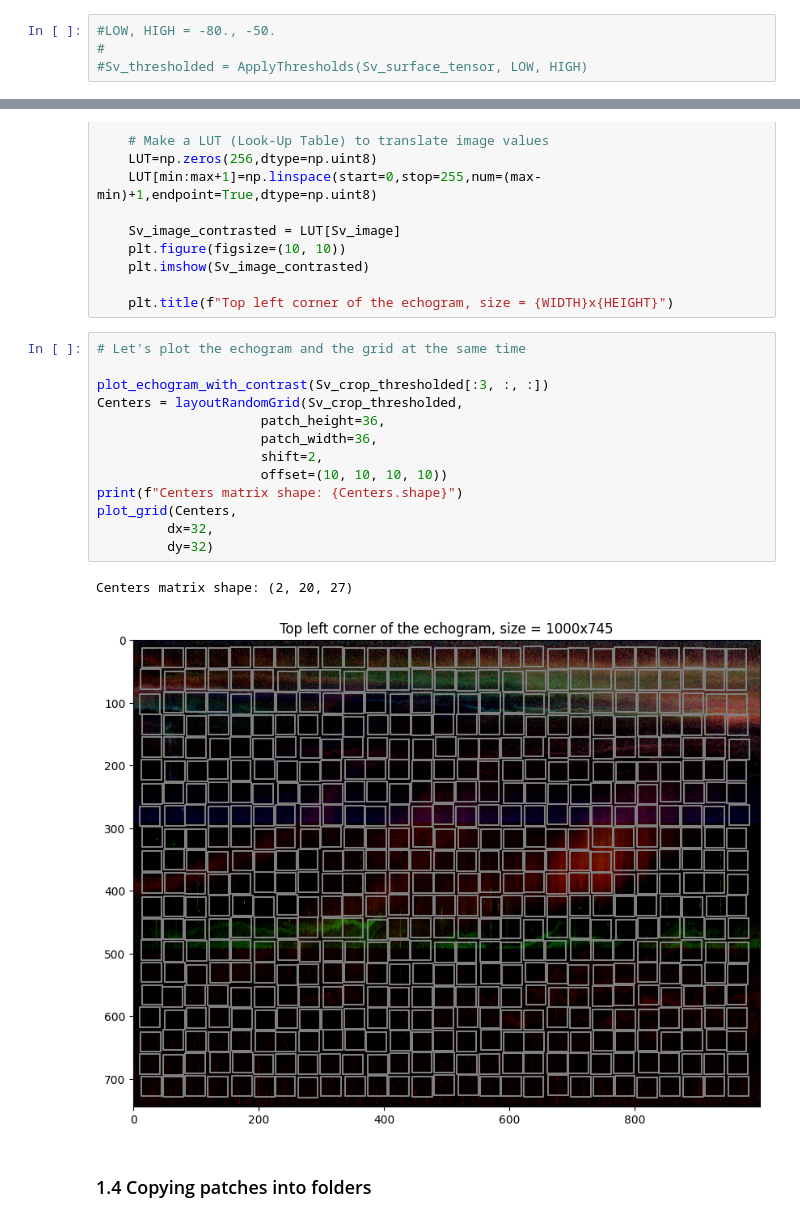
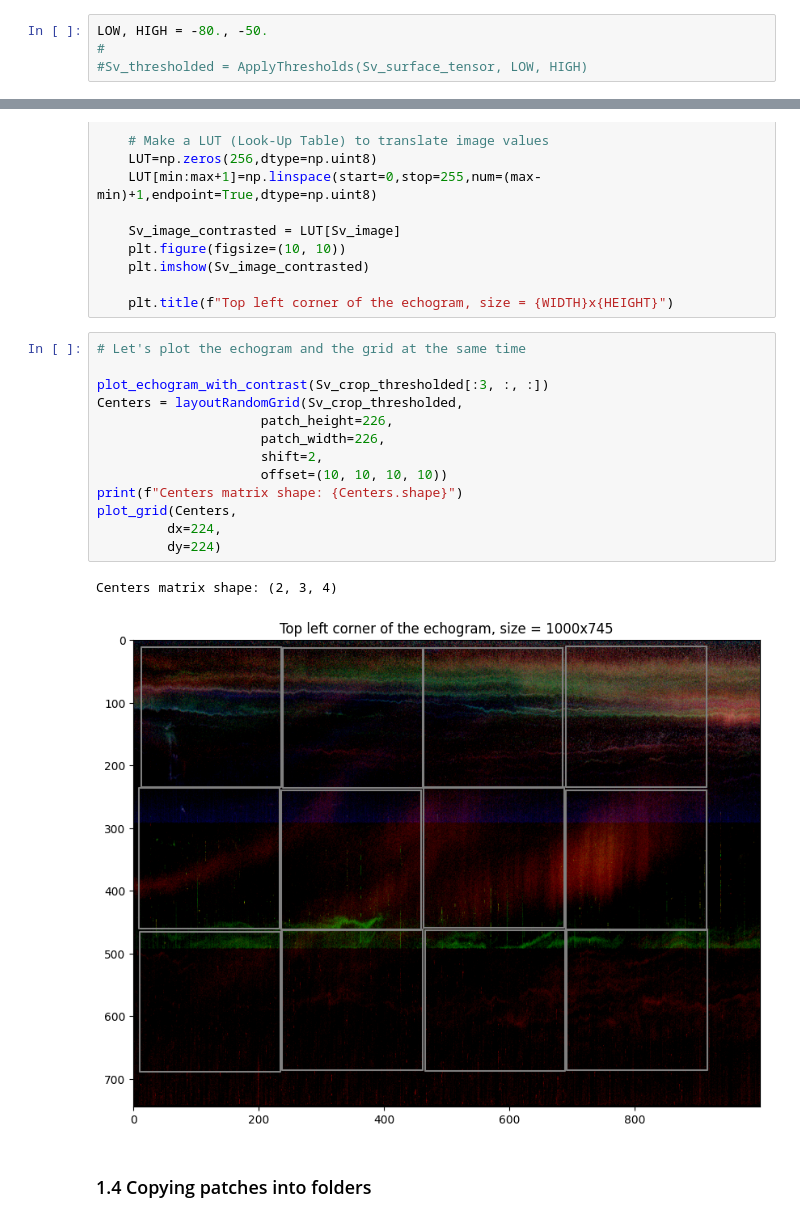
Before and after one commit to GaspardRgt/automatic-echogram-classification, a Jupyter notebook: data-manipulation/patch-datasets-creation.ipynb, the cells around one changed output, grey strips where cells are left out. Drawn from its saved outputs; the diff is of its cells as text.

```diff
--- a/data-manipulation/patch-datasets-creation.ipynb
+++ b/data-manipulation/patch-datasets-creation.ipynb
@@ -136,7 +136,7 @@ def ApplyThresholds(x:torch.Tensor(), low:float, high:float=None):
                         x_new[c, h, w] = x[c, h, w]
     return x_new
 # %%
-#LOW, HIGH = -80., -50.
+LOW, HIGH = -80., -50.
 #
 #Sv_thresholded = ApplyThresholds(Sv_surface_tensor, LOW, HIGH)
 # %% [markdown]
@@ -220,18 +220,18 @@ def plot_echogram_with_contrast(x):
 # %%
 # Let's plot the echogram and the grid at the same time
 
 plot_echogram_with_contrast(Sv_crop_thresholded[:3, :, :])
 Centers = layoutRandomGrid(Sv_crop_thresholded,
-                     patch_height=36,
-                     patch_width=36,
+                     patch_height=226,
+                     patch_width=226,
                      shift=2,
                      offset=(10, 10, 10, 10))
 print(f"Centers matrix shape: {Centers.shape}")
 plot_grid(Centers,
-         dx=32,
-         dy=32)
+         dx=224,
+         dy=224)
 # %% [output]
-Centers matrix shape: (2, 20, 27)
+Centers matrix shape: (2, 3, 4)
-[figure, old version]
+[figure, new version]
 # %% [markdown]
 ### 1.4 Copying patches into folders
```
Also changed, not shown: 14 other files.
